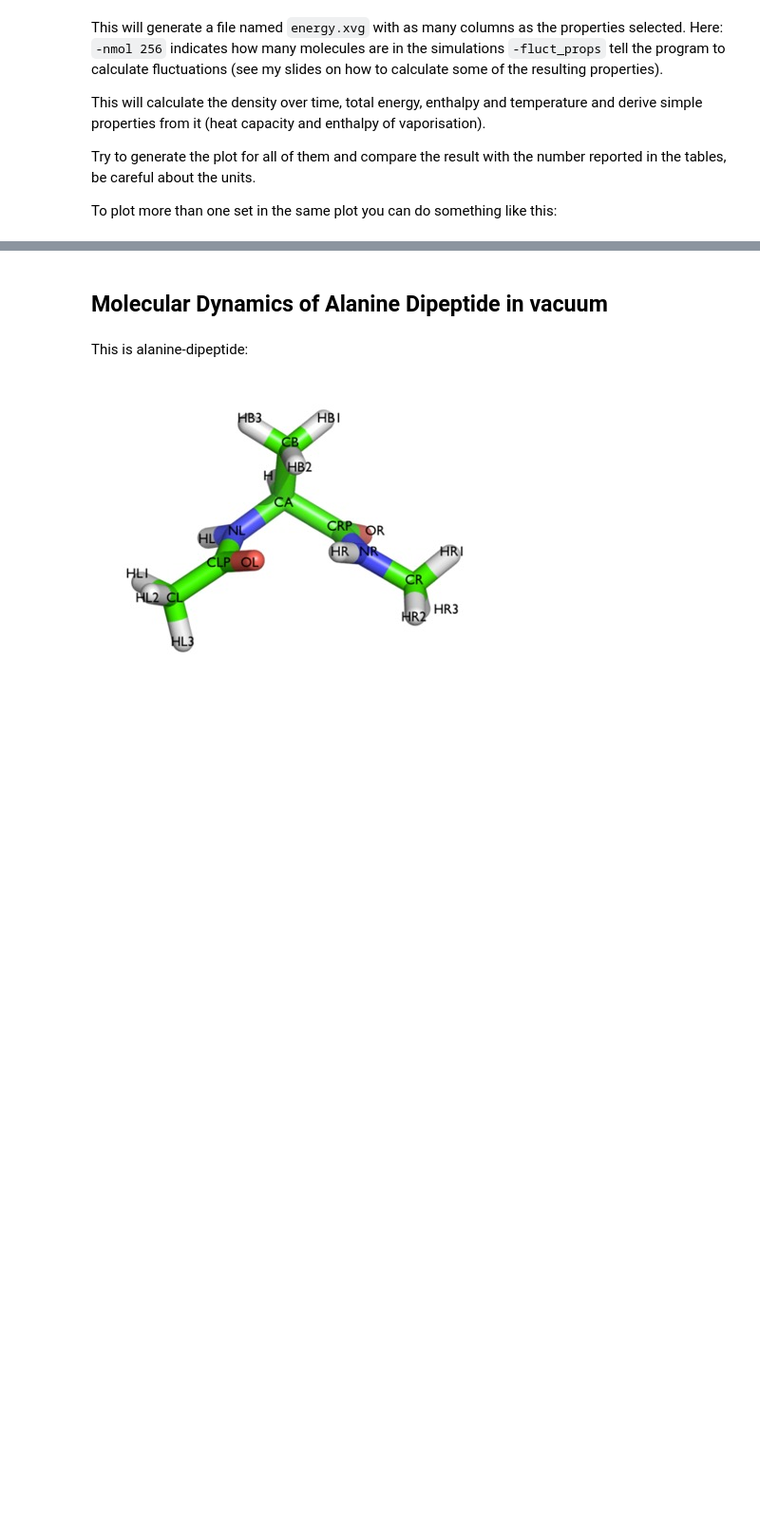
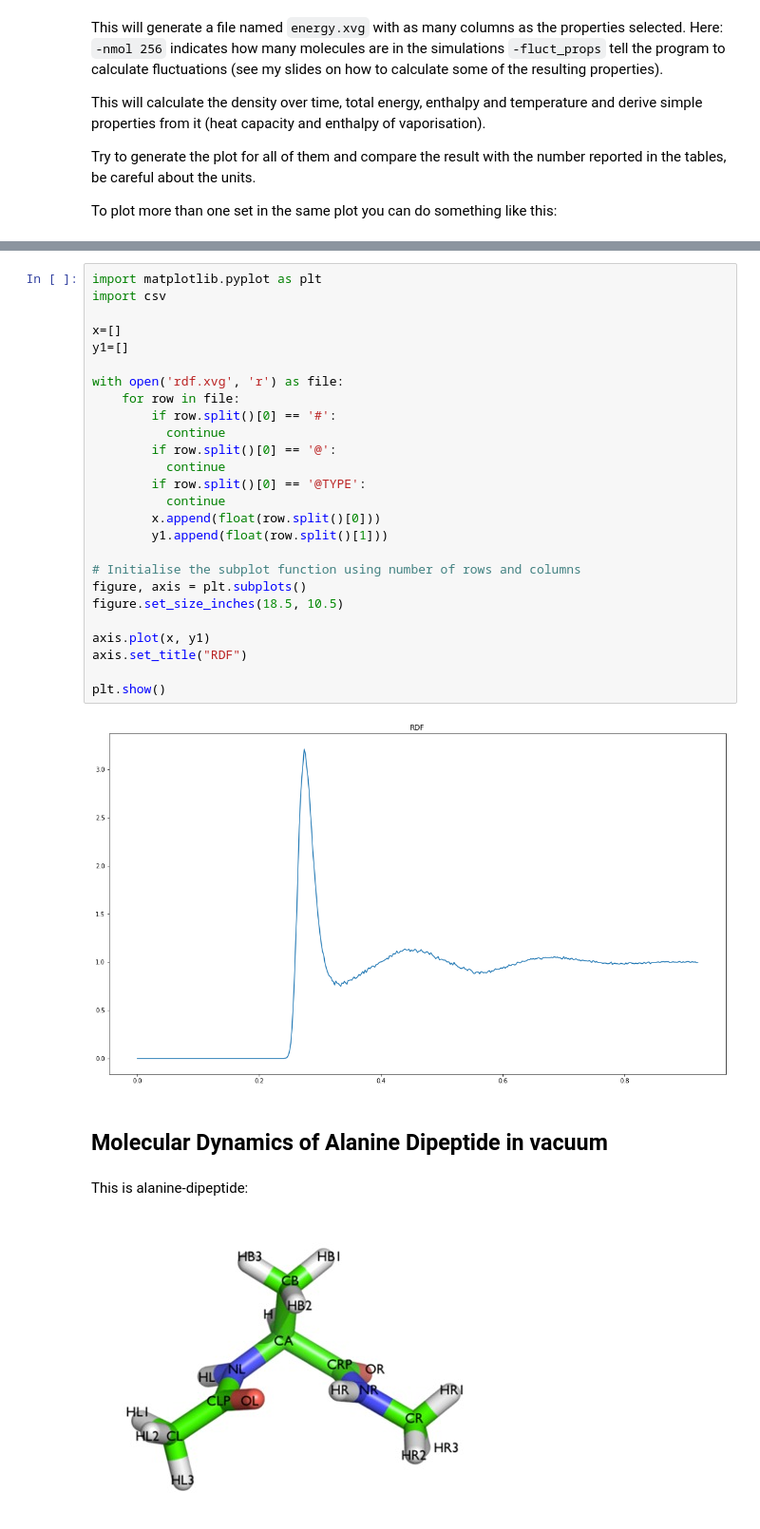
Before and after one commit to carlocamilloni/Structural-Bioinformatics, a Jupyter notebook: Notebooks/lab02_MD.ipynb, the cells around one changed output, grey strips where cells are left out. Shown at 95% size. Cells and saved outputs as stored; diff of their text form; blank space fills up the shorter version.

```diff
--- a/Notebooks/lab02_MD.ipynb
+++ b/Notebooks/lab02_MD.ipynb
@@ -414,3 +458,31 @@ plt.show()
+# %%
+import matplotlib.pyplot as plt
+import csv
+
+x=[]
+y1=[]
+
+with open('rdf.xvg', 'r') as file:
+    for row in file:
+        if row.split()[0] == '#':
+          continue
+        if row.split()[0] == '@':
+          continue
+        if row.split()[0] == '@TYPE':
+          continue
+        x.append(float(row.split()[0]))
+        y1.append(float(row.split()[1]))
+
+# Initialise the subplot function using number of rows and columns
+figure, axis = plt.subplots()
+figure.set_size_inches(18.5, 10.5)
+
+axis.plot(x, y1)
+axis.set_title("RDF")
+
+plt.show()
+# %% [output]
+[figure, added]
 # %% [markdown]
 ## Molecular Dynamics of Alanine Dipeptide in vacuum
 # %% [markdown]
```
Also changed, not shown: parts of 27 cells of this notebook.
